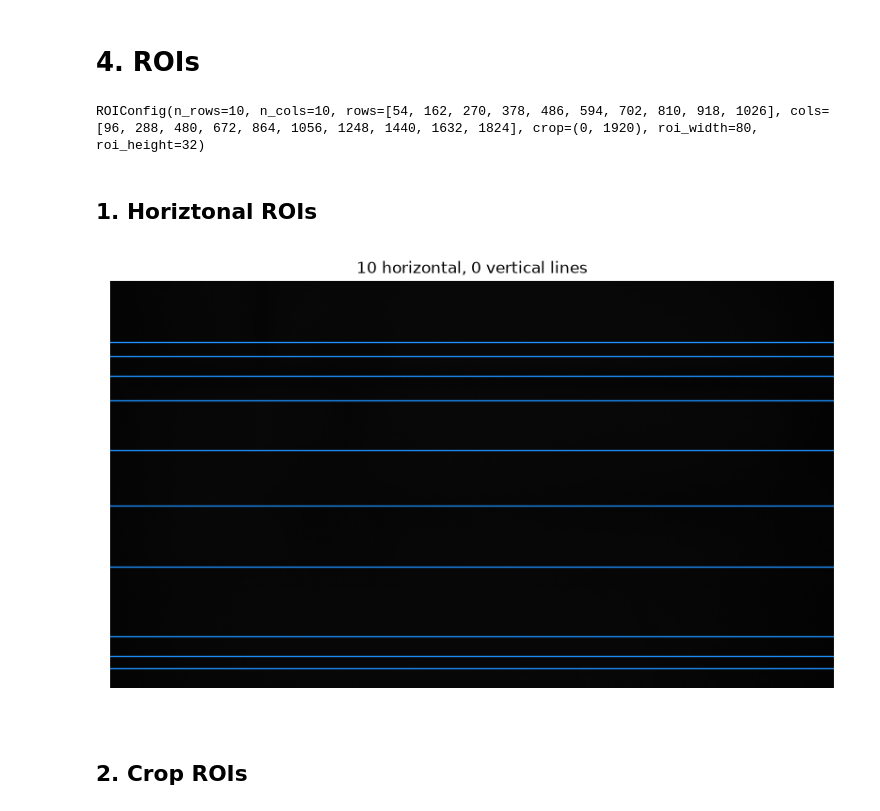
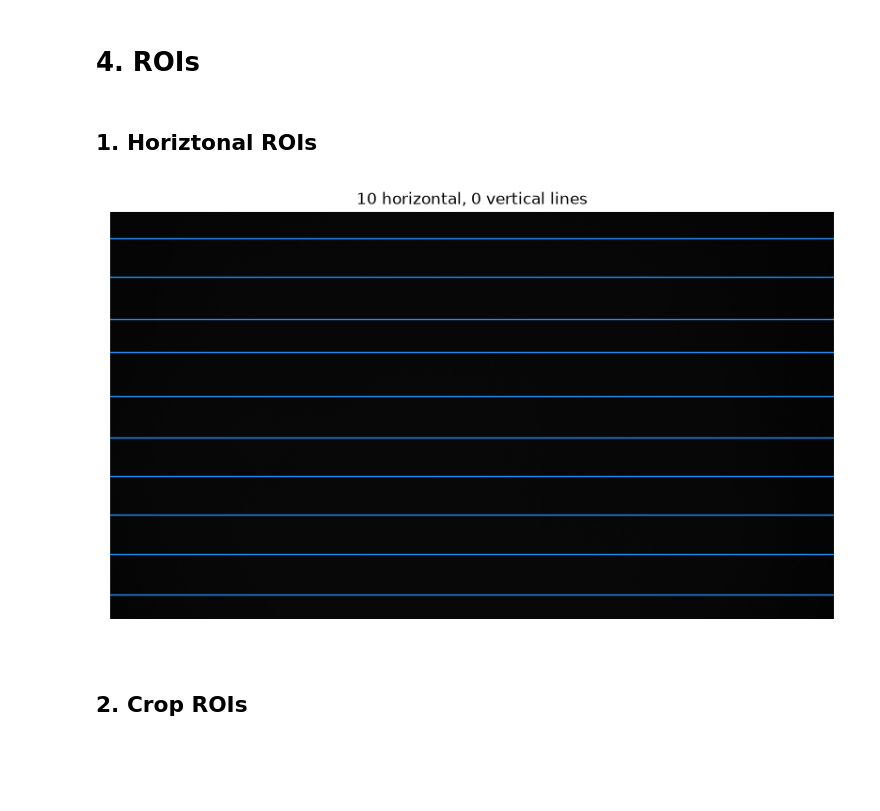
Before and after one commit to eitanturok/good-vibrations, a Jupyter notebook: record2/record.ipynb, the cells around one changed output. Drawn from its saved outputs; the diff is of its cells as text; code cells hidden in the pictures; blank space fills up the shorter version.

```diff
--- a/record2/record.ipynb
+++ b/record2/record.ipynb
@@ -159,7 +161,7 @@ class MikrotronCamera:
             camera_found = True
         if not camera_found:  # raised outside the except, so no traceback keeps the EGenTL alive
             self._gentl = None
-            raise RuntimeError("Laser camera not found -- is it turned on? Turn it on, wait for it to boot, then re-run this cell.")
+            raise RuntimeError("Laser camera not found. Is the laser camera turned on? Turn it on, wait for it to boot, then re-run this cell.")
         # The camera keeps its settings (acquiring, offsets, multi-ROI) across kernel restarts: always
         # start from one known state -- idle, full sensor, no multi-ROI, 1 frame per buffer.
         try:
@@ -324,6 +326,8 @@ Image.fromarray(laser_cam.capture_latest_frame()).reduce(4)
 [figure]
 # %% [markdown]
 # 4. ROIs
+# %%
+SET_ROIS = False
 # %%
 @dataclass
 class ROIConfig:
@@ -342,15 +346,17 @@ class ROIConfig:
         spread = lambda start, end, n: [int(start + (end - start) * (i + 0.5) / n) for i in range(n)]
         self.rows = self.rows or spread(0, 1080, self.n_rows)
         self.cols = self.cols or spread(*self.crop, self.n_cols)
-        self.n_rows, self.n_cols = len(self.rows), len(self.cols)
+        self.n_rows, self.n_cols, self.crop = len(self.rows), len(self.cols), tuple(self.crop)
         # rois: (x, y, w, h) in the camera's OUTPUT frame; row_positions: sensor row of each band; offset_x: first sensor column
         self.rois, self.row_positions, self.offset_x = geometry.compute_roi_grid(
             self.rows, self.cols, self.roi_width, self.roi_height, self.crop)
+
+
+ROIS_FILE = REPO_DIR / "record2" / "rois.json"  # the last-used ROIs
+def load_rois(): return ROIConfig(**json.loads(ROIS_FILE.read_text())) if ROIS_FILE.exists() else ROIConfig()
+def save_rois(roi): ROIS_FILE.write_text(json.dumps(dict(rows=roi.rows, cols=roi.cols, crop=roi.crop, roi_width=roi.roi_width, roi_height=roi.roi_height)))
 # %%
-roi_config = ROIConfig(n_rows=10, n_cols=10)  # by defualt, the horiztonal + vertical lines are spread evenly over the entire laser image
-roi_config
+roi_config = ROIConfig() if SET_ROIS else load_rois()
-# %% [output]
-ROIConfig(n_rows=10, n_cols=10, rows=[54, 162, 270, 378, 486, 594, 702, 810, 918, 1026], cols=[96, 288, 480, 672, 864, 1056, 1248, 1440, 1632, 1824], crop=(0, 1920), roi_width=80, roi_height=32)
 # %%
 def open_calibration_camera(config: LaserCameraConfig) -> MikrotronCamera:
     # wide-open: the whole sensor to click on (replaces the current laser camera)
@@ -419,11 +425,12 @@ def plot_rois(wide_open_frame, roi: ROIConfig, zoomed=False):
 # %%
 laser_cam = open_calibration_camera(laser_cam.config)
 wide_open_frame = laser_cam.capture_latest_frame()
-rows = click_lines(laser_cam, roi_config.n_rows, horizontal=True, roi=roi_config)
-roi_config = dataclasses.replace(roi_config, rows=rows)
+if SET_ROIS:
+    rows = click_lines(laser_cam, roi_config.n_rows, horizontal=True, roi=roi_config)
+    roi_config = dataclasses.replace(roi_config, rows=rows)
 plot_lines(wide_open_frame, rows=roi_config.rows)
 # %% [output]
-[figure, old version]
+[figure, new version]
 # %% [markdown]
 ## 2. Crop ROIs
 # %%
```
Also changed, not shown: parts of 24 cells of this notebook, 23 other files.
